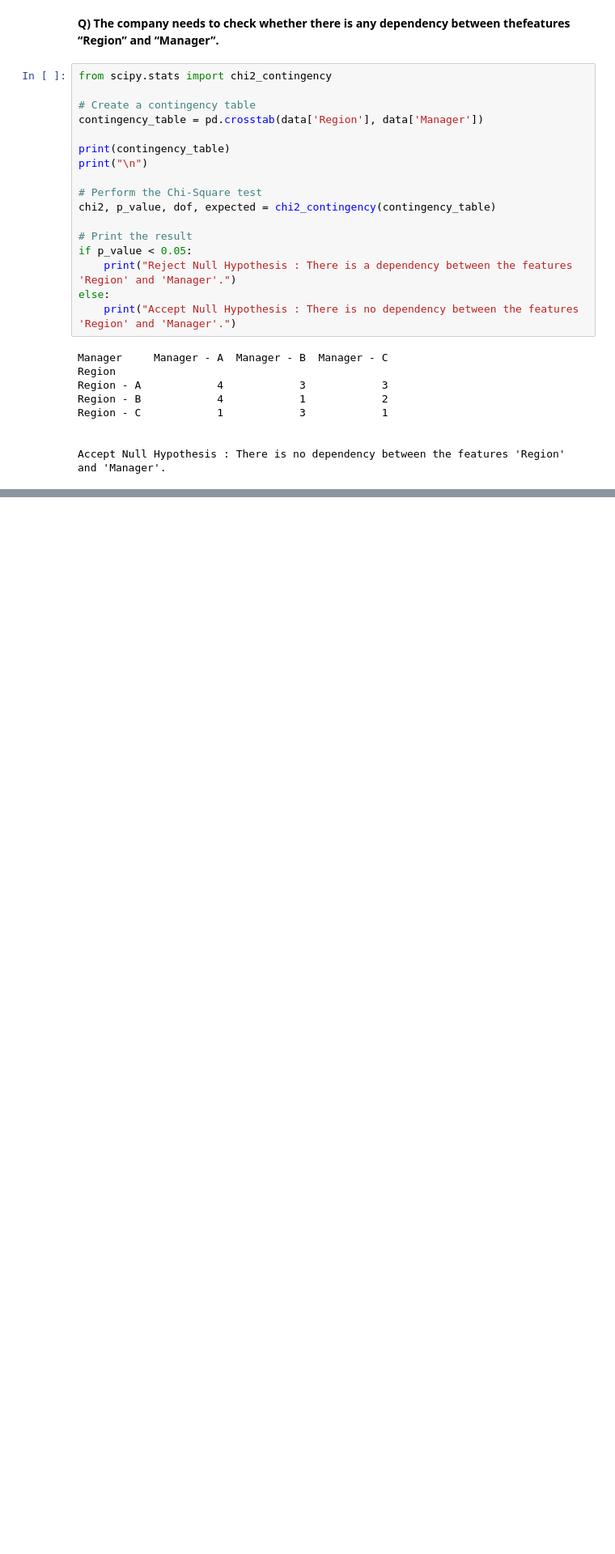
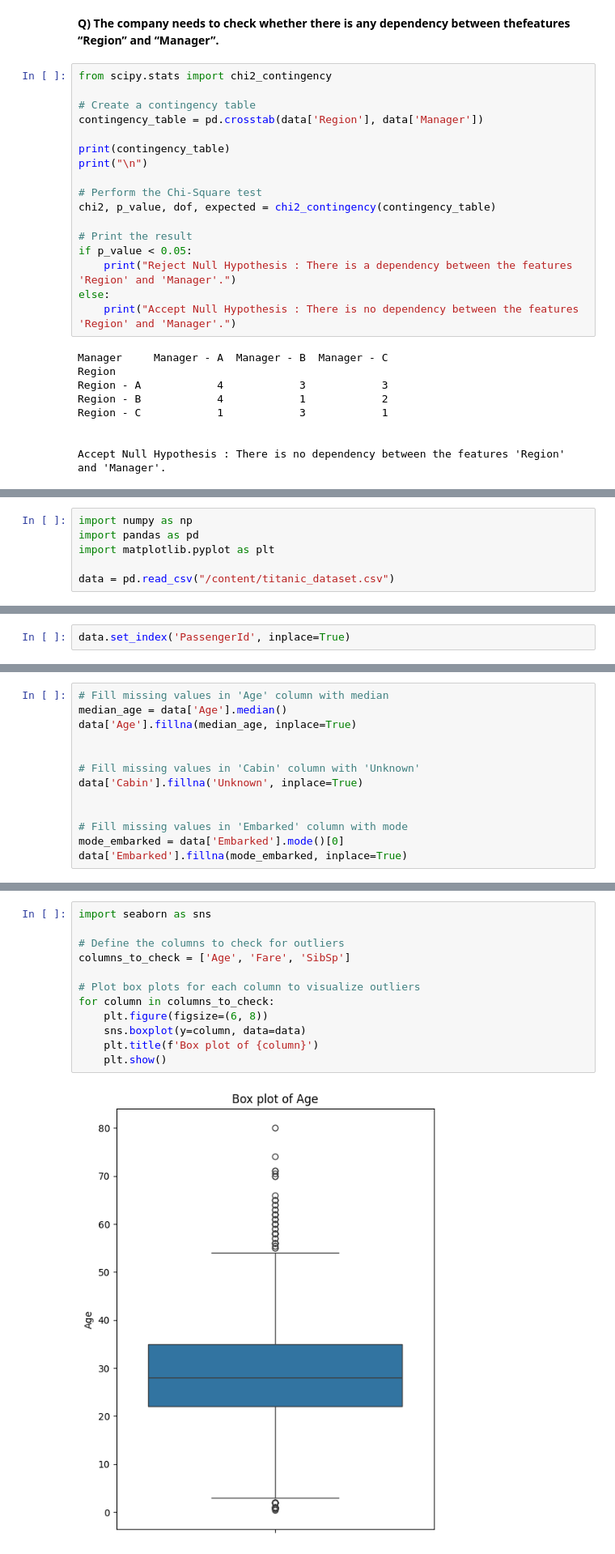
Before and after one commit to thedemonKingx1337/DSA_ICTAK_PythonBase, a Jupyter notebook: DSA_PythonBase.ipynb, the cells around one changed output, grey strips where cells are left out. Shown at 81% size. Drawn from its saved outputs; the diff is of its cells as text; blank space fills up the shorter version.

```diff
--- a/DSA_PythonBase.ipynb
+++ b/DSA_PythonBase.ipynb
@@ -2181,0 +2736,6 @@ Accept Null Hypothesis : There is no dependency between the features 'Region' an
+# %%
+import numpy as np
+import pandas as pd
+import matplotlib.pyplot as plt
+
+data = pd.read_csv("/content/titanic_dataset.csv")
@@ -2181,0 +2758,2 @@ Accept Null Hypothesis : There is no dependency between the features 'Region' an
+# %%
+data.set_index('PassengerId', inplace=True)
@@ -2181,0 +2815,13 @@ Accept Null Hypothesis : There is no dependency between the features 'Region' an
+# %%
+# Fill missing values in 'Age' column with median
+median_age = data['Age'].median()
+data['Age'].fillna(median_age, inplace=True)
+
+
+# Fill missing values in 'Cabin' column with 'Unknown'
+data['Cabin'].fillna('Unknown', inplace=True)
+
+
+# Fill missing values in 'Embarked' column with mode
+mode_embarked = data['Embarked'].mode()[0]
+data['Embarked'].fillna(mode_embarked, inplace=True)
@@ -2181,0 +2847,14 @@ Accept Null Hypothesis : There is no dependency between the features 'Region' an
+# %%
+import seaborn as sns
+
+# Define the columns to check for outliers
+columns_to_check = ['Age', 'Fare', 'SibSp']
+
+# Plot box plots for each column to visualize outliers
+for column in columns_to_check:
+    plt.figure(figsize=(6, 8))
+    sns.boxplot(y=column, data=data)
+    plt.title(f'Box plot of {column}')
+    plt.show()
+# %% [output]
+[figure, added]
```
Also changed, not shown: parts of 73 cells of this notebook.
